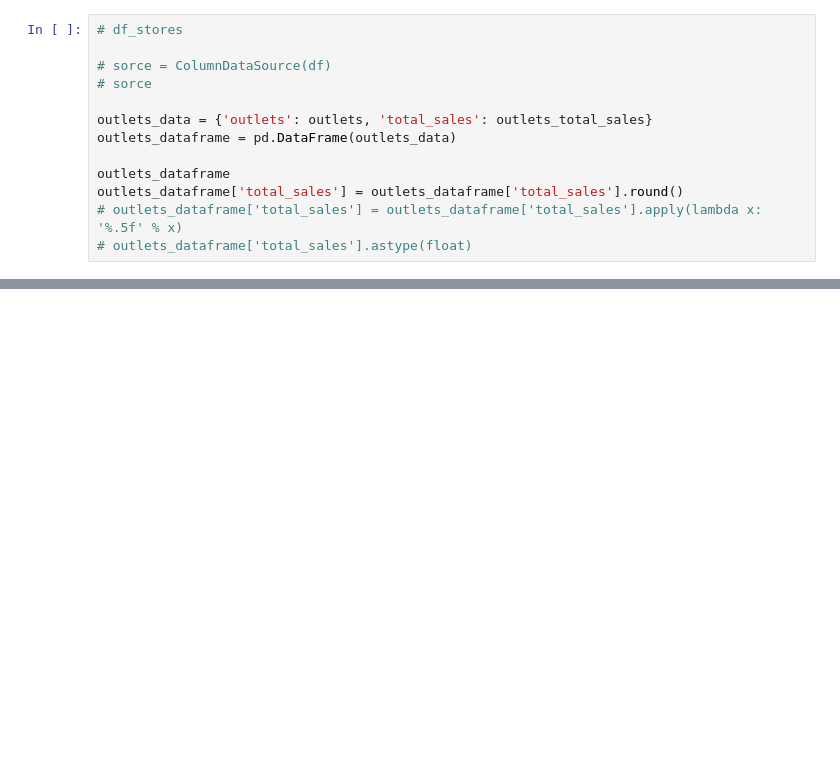
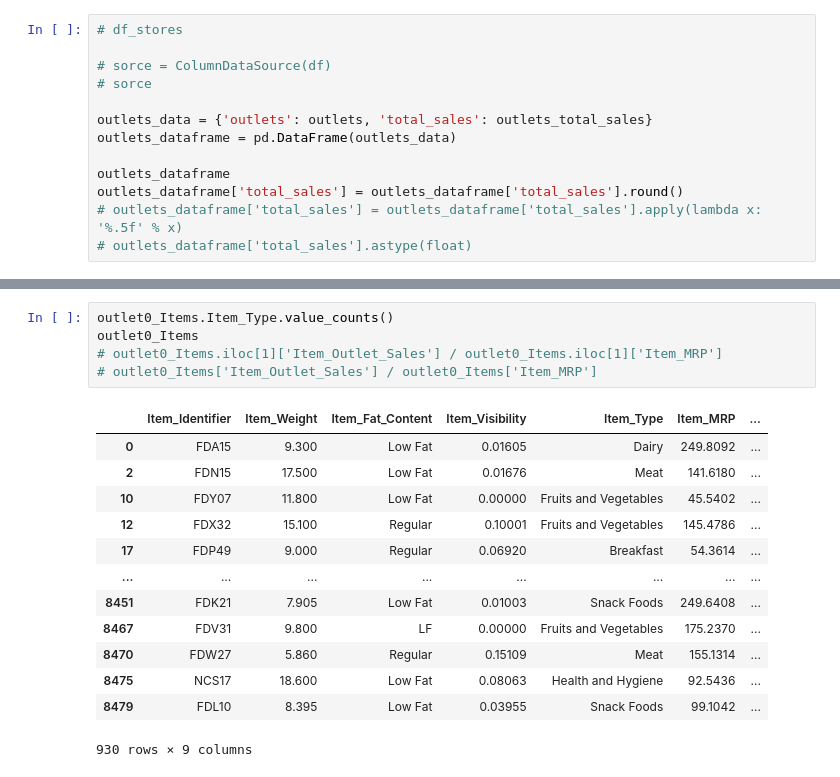
Before and after one commit to timbriggs0/sales_predictions, a Jupyter notebook: data/Outlet_Sales.ipynb, the cells around one changed output, grey strips where cells are left out. Drawn from its saved outputs; the diff is of its cells as text; blank space fills up the shorter version.

```diff
--- a/data/Outlet_Sales.ipynb
+++ b/data/Outlet_Sales.ipynb
@@ -214,0 +273,19 @@ show(fig_total_sales_outlets)
+# %%
+outlet0_Items.Item_Type.value_counts()
+outlet0_Items
+# outlet0_Items.iloc[1]['Item_Outlet_Sales'] / outlet0_Items.iloc[1]['Item_MRP']
+# outlet0_Items['Item_Outlet_Sales'] / outlet0_Items['Item_MRP']
+# %% [output]
+|  | Item_Identifier | Item_Weight | Item_Fat_Content | Item_Visibility | Item_Type | Item_MRP | ... |
+| 0 | FDA15 | 9.300 | Low Fat | 0.01605 | Dairy | 249.8092 | ... |
+| 2 | FDN15 | 17.500 | Low Fat | 0.01676 | Meat | 141.6180 | ... |
+| 10 | FDY07 | 11.800 | Low Fat | 0.00000 | Fruits and Vegetables | 45.5402 | ... |
+| 12 | FDX32 | 15.100 | Regular | 0.10001 | Fruits and Vegetables | 145.4786 | ... |
+| 17 | FDP49 | 9.000 | Regular | 0.06920 | Breakfast | 54.3614 | ... |
+| ... | ... | ... | ... | ... | ... | ... | ... |
+| 8451 | FDK21 | 7.905 | Low Fat | 0.01003 | Snack Foods | 249.6408 | ... |
+| 8467 | FDV31 | 9.800 | LF | 0.00000 | Fruits and Vegetables | 175.2370 | ... |
+| 8470 | FDW27 | 5.860 | Regular | 0.15109 | Meat | 155.1314 | ... |
+| 8475 | NCS17 | 18.600 | Low Fat | 0.08063 | Health and Hygiene | 92.5436 | ... |
+| 8479 | FDL10 | 8.395 | Low Fat | 0.03955 | Snack Foods | 99.1042 | ... |
+930 rows × 9 columns
```
Also changed, not shown: parts of 9 cells of this notebook, 18 other files.
